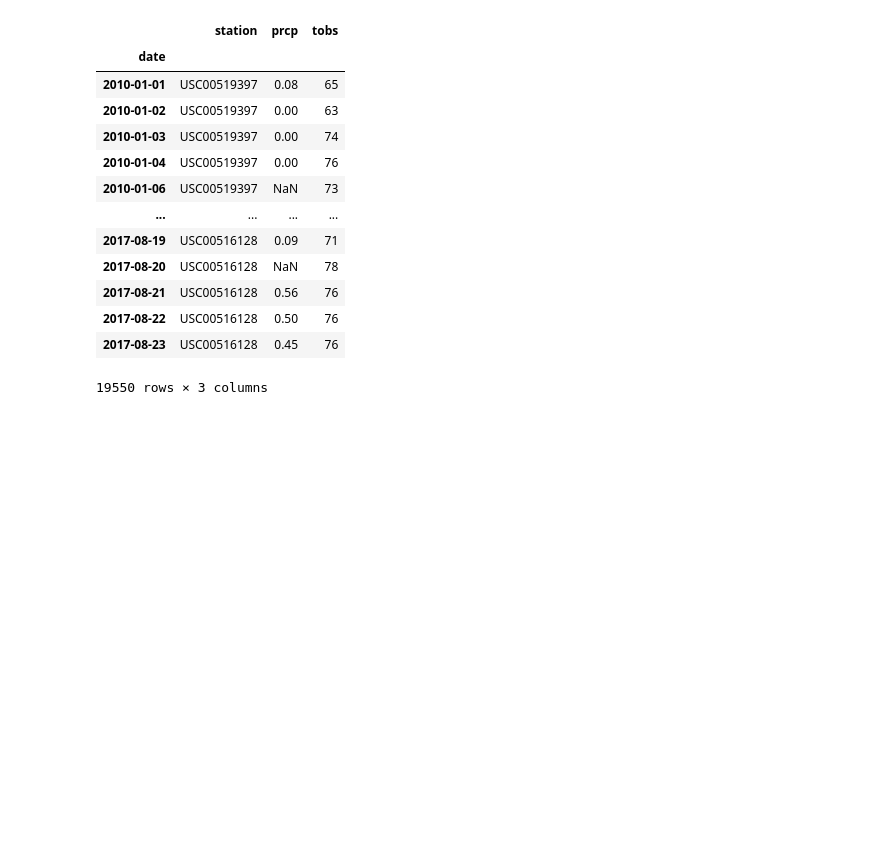
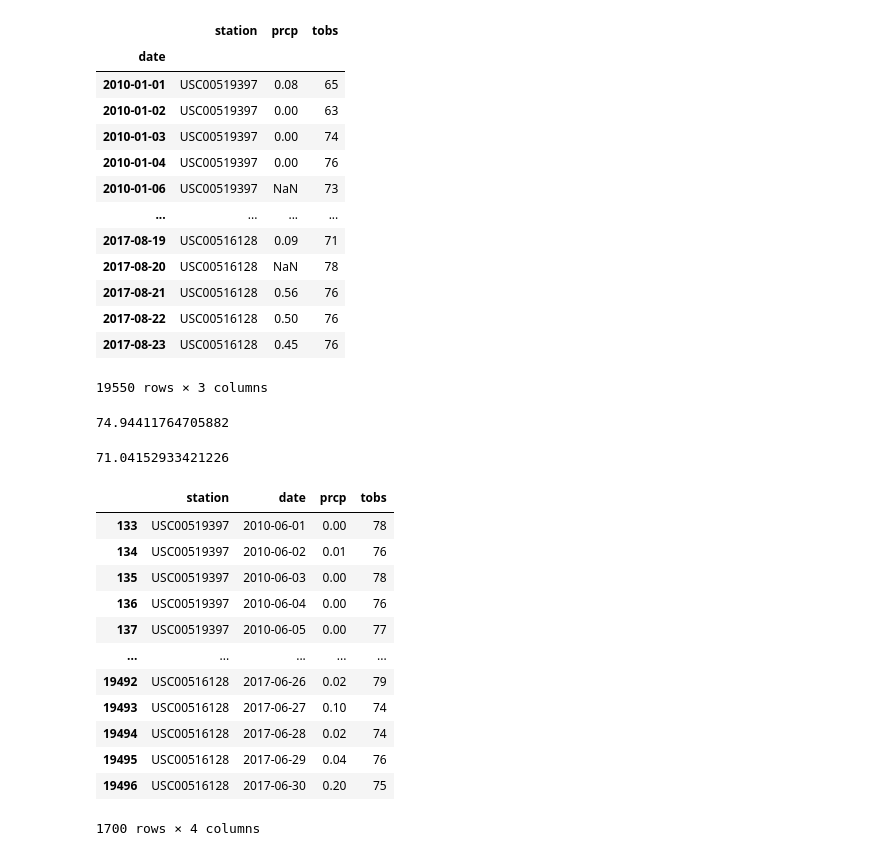
Before and after one commit to alfonsocamero/sqlalchemy-challenge, a Jupyter notebook: climate_starter.ipynb, the cells around one changed output. Saved outputs shown, nothing was run; the diff lists cells and outputs as text; code cells hidden in the pictures; blank space fills up the shorter version.

```diff
--- a/climate_starter.ipynb
+++ b/climate_starter.ipynb
@@ -191,3 +191,33 @@ df.set_index('date')
 19550 rows × 3 columns
 # %%
 ### Compare June and December data across all years
+# %%
+# Identify the average temperature for June
+jun_avg_temp = (df[df['date'].dt.month == 6])['tobs'].mean()
+jun_avg_temp
+# %% [output]
+74.94411764705882
+# %%
+# Identify the average temperature for December
+dec_avg_temp = (df[df['date'].dt.month == 12])['tobs'].mean()
+dec_avg_temp
+# %% [output]
+71.04152933421226
+# %%
+# Create collections of temperature data
+jun_temps = (df[df['date'].dt.month == 6])
+jun_temps
+# %% [output]
+|  | station | date | prcp | tobs |
+| 133 | USC00519397 | 2010-06-01 | 0.00 | 78 |
+| 134 | USC00519397 | 2010-06-02 | 0.01 | 76 |
+| 135 | USC00519397 | 2010-06-03 | 0.00 | 78 |
+| 136 | USC00519397 | 2010-06-04 | 0.00 | 76 |
+| 137 | USC00519397 | 2010-06-05 | 0.00 | 77 |
+| ... | ... | ... | ... | ... |
+| 19492 | USC00516128 | 2017-06-26 | 0.02 | 79 |
+| 19493 | USC00516128 | 2017-06-27 | 0.10 | 74 |
+| 19494 | USC00516128 | 2017-06-28 | 0.02 | 74 |
+| 19495 | USC00516128 | 2017-06-29 | 0.04 | 76 |
+| 19496 | USC00516128 | 2017-06-30 | 0.20 | 75 |
+1700 rows × 4 columns
```
Also changed, not shown: parts of 2 cells of this notebook.
